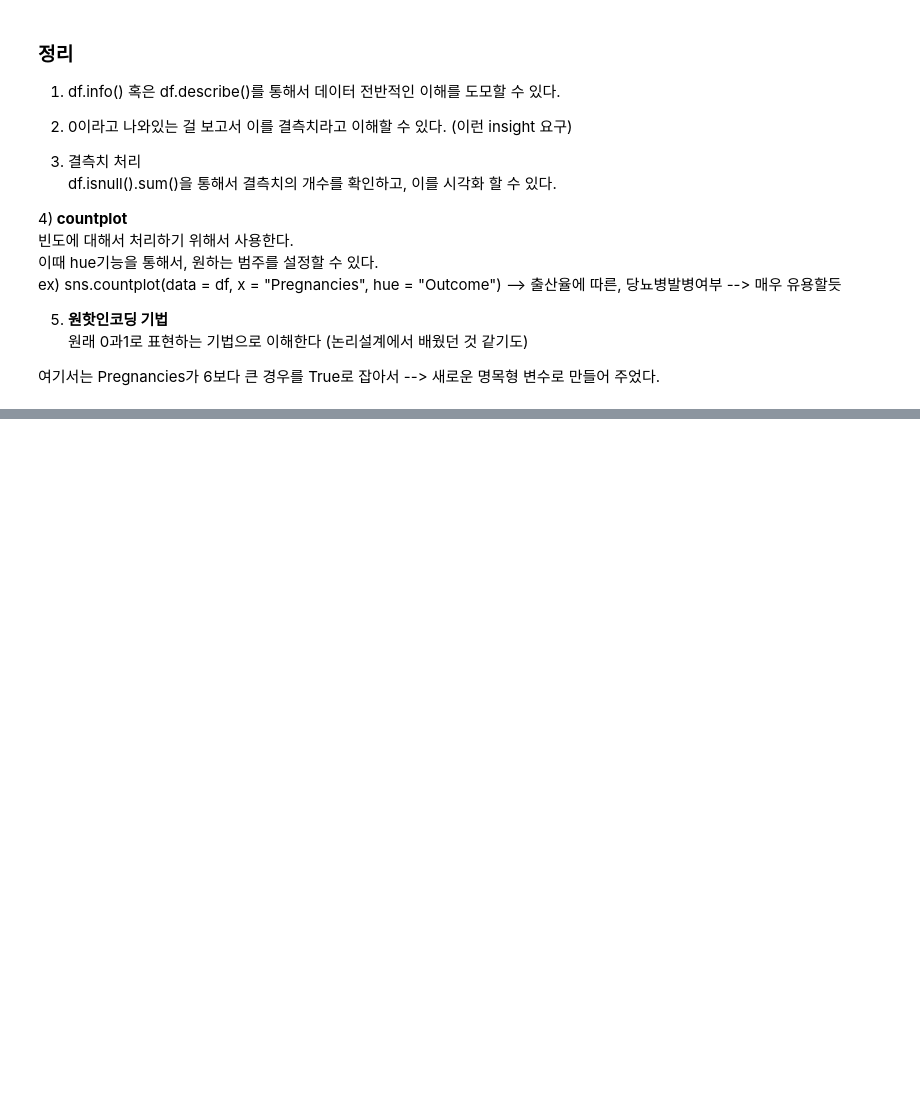
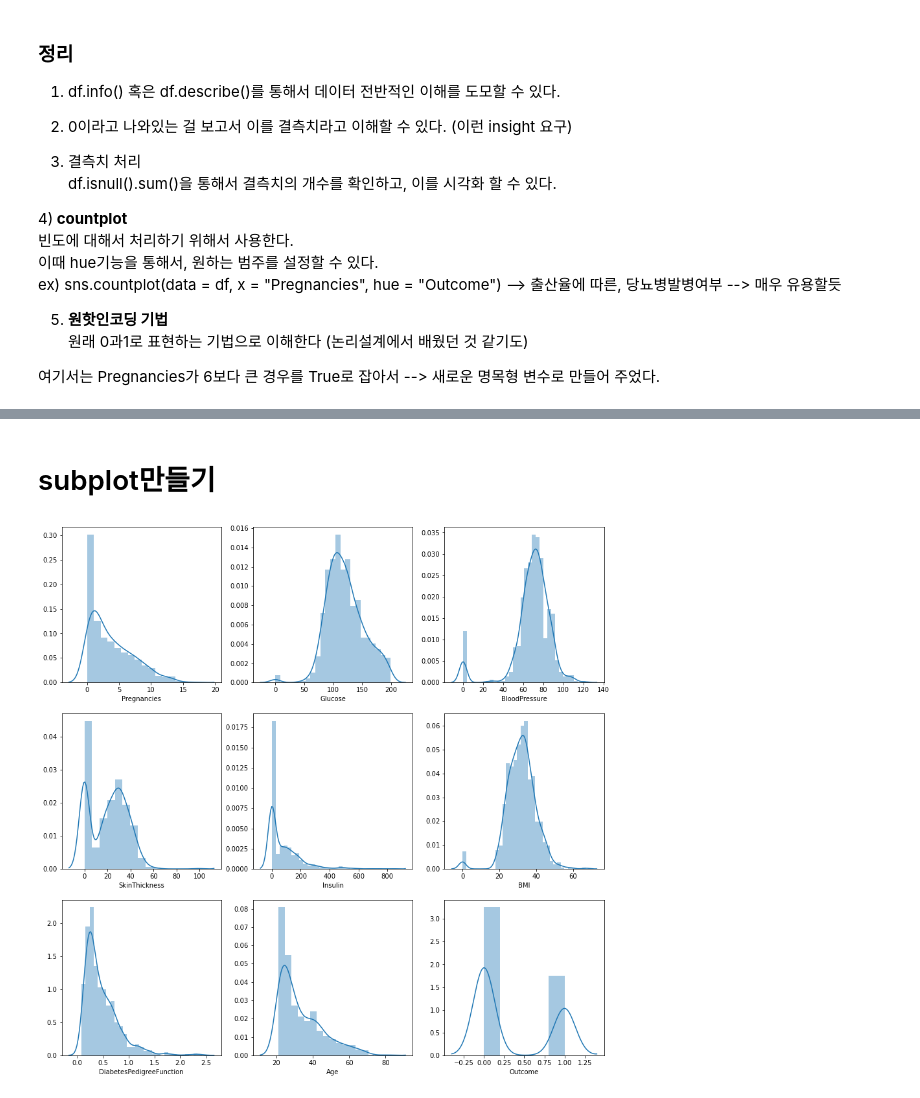
Before and after one commit to Gyu-Seok0/Career, a Jupyter notebook: 2021년/프로젝트로 배우는 데이터사이언스/2. EDA를 통해 데이터 탐색하기.ipynb, the cells around one changed output, grey strips where cells are left out. Drawn from its saved outputs; the diff is of its cells as text; code cells hidden in the pictures; blank space fills up the shorter version.

```diff
--- a/2021년/프로젝트로 배우는 데이터사이언스/2. EDA를 통해 데이터 탐색하기.ipynb
+++ b/2021년/프로젝트로 배우는 데이터사이언스/2. EDA를 통해 데이터 탐색하기.ipynb
@@ -281,0 +282,14 @@ ex) sns.countplot(data = df, x = "Pregnancies", hue = "Outcome") --> 출산율
+# %% [markdown]
+# subplot만들기
+# %%
+#1) 틀을 만든다. 3 by 3
+fig, axes = plt.subplots(nrows = 3, ncols =3, figsize = (15,15))
+
+#2) 내용물을 채운다.
+cols = df.columns[:-1].tolist()
+for idx, col_name in enumerate(cols):
+    row = idx //3 #몫
+    col = idx %3 #나머지
+    sns.distplot(df[col_name], ax = axes[row][col])
+# %% [output]
+[figure, added]
```
Also changed, not shown: parts of 23 cells of this notebook, 2 other files.
